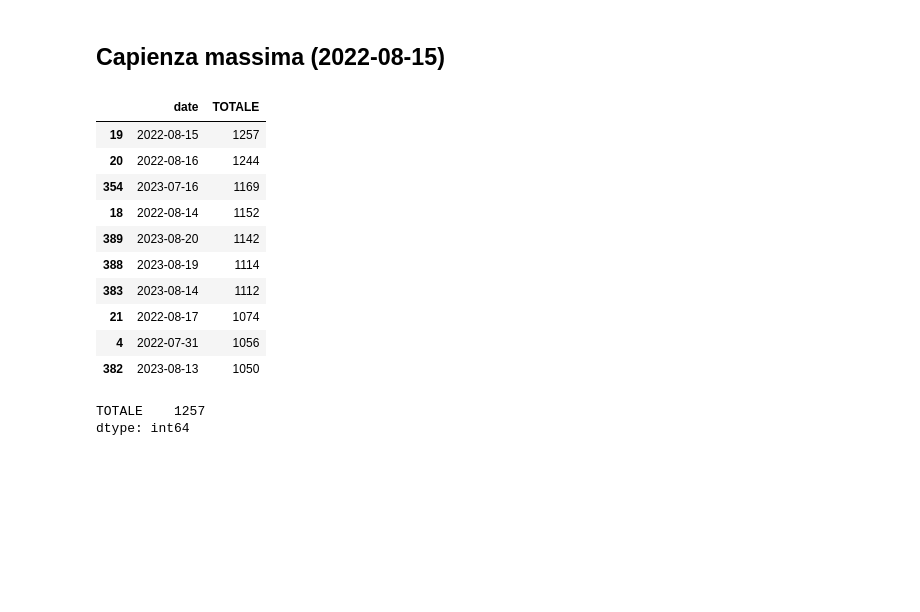
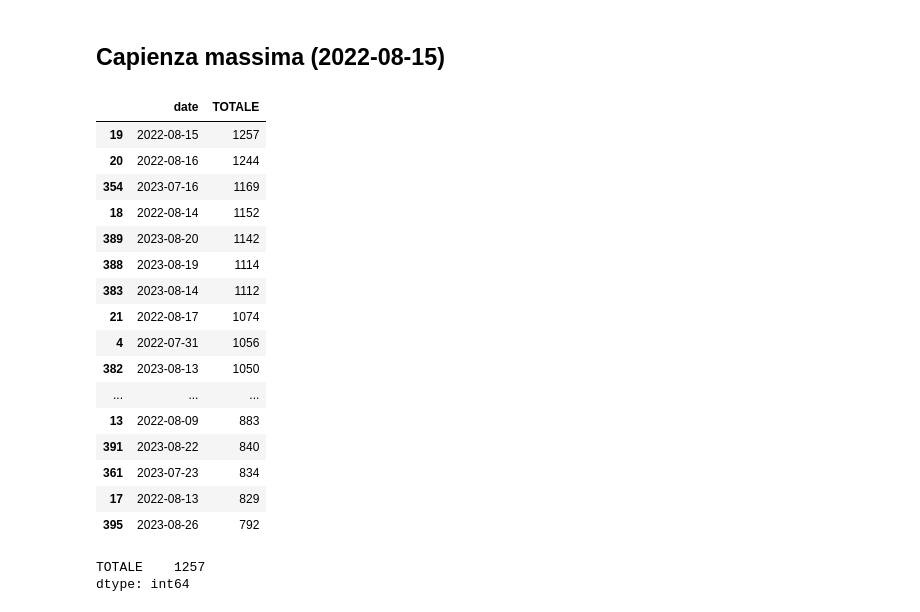
Before and after one commit to tn-aixpa/datiturismo, a Jupyter notebook: experiments/1.1.livello_saturazione_relations.ipynb, the cells around one changed output. Drawn from its saved outputs; the diff is of its cells as text; code cells hidden in the pictures; blank space fills up the shorter version.

```diff
--- a/experiments/1.1.livello_saturazione_relations.ipynb
+++ b/experiments/1.1.livello_saturazione_relations.ipynb
@@ -51,19 +51,25 @@ parking_duration.append("TOTALE")
 # %% [markdown]
 ## Capienza massima (2022-08-15)
 # %%
-statistiche_parcheggi_molveno_df[["date", "TOTALE"]].sort_values(by=["TOTALE"], ascending=False).head(10)
+statistiche_parcheggi_molveno_df[["date", "TOTALE"]].sort_values(by=["TOTALE"], ascending=False).head(20)
 # %% [output]
 |  | date | TOTALE |
 | 19 | 2022-08-15 | 1257 |
 | 20 | 2022-08-16 | 1244 |
 | 354 | 2023-07-16 | 1169 |
 | 18 | 2022-08-14 | 1152 |
 | 389 | 2023-08-20 | 1142 |
 | 388 | 2023-08-19 | 1114 |
 | 383 | 2023-08-14 | 1112 |
 | 21 | 2022-08-17 | 1074 |
 | 4 | 2022-07-31 | 1056 |
 | 382 | 2023-08-13 | 1050 |
+| ... | ... | ... |
+| 13 | 2022-08-09 | 883 |
+| 391 | 2023-08-22 | 840 |
+| 361 | 2023-07-23 | 834 |
+| 17 | 2022-08-13 | 829 |
+| 395 | 2023-08-26 | 792 |
 # %%
 statistiche_parcheggi_molveno_df[["TOTALE"]].max()
 # %% [output]
```
Also changed, not shown: parts of 41 cells of this notebook.
